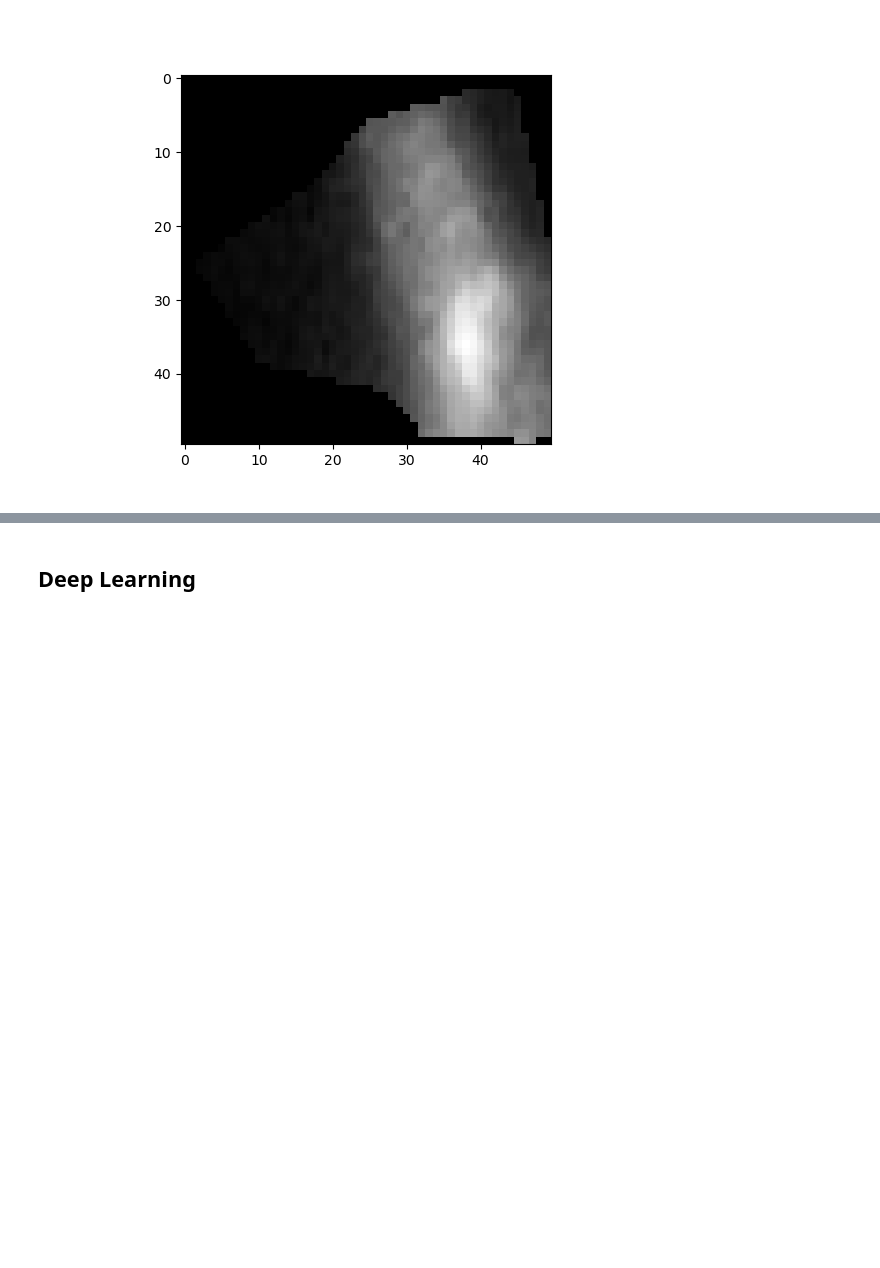
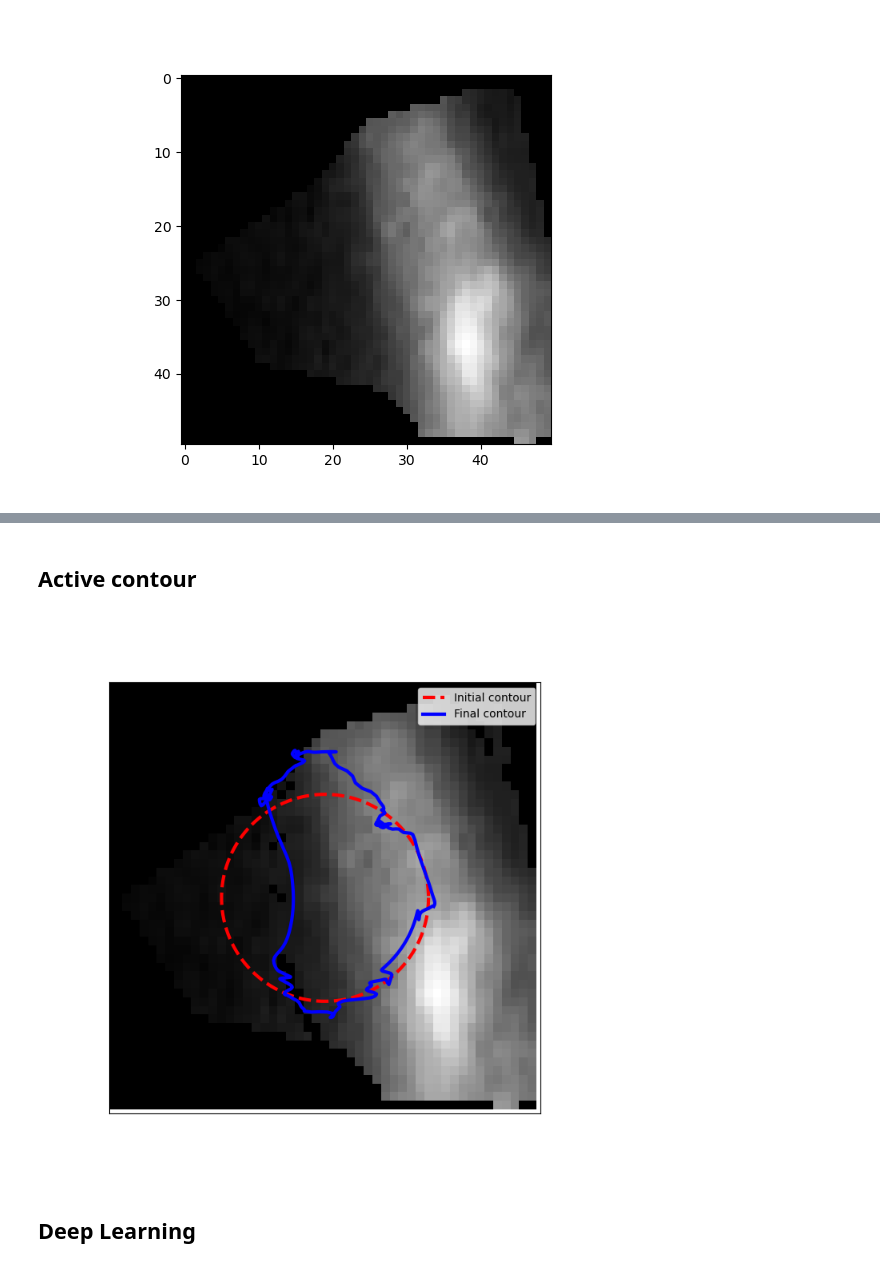
Before and after one commit to jiyu4399/DATA3888_Image_Group_2, a Jupyter notebook: processing-Copy2.ipynb, the cells around one changed output, grey strips where cells are left out. Cells and saved outputs as stored; diff of their text form; code cells hidden in the pictures; blank space fills up the shorter version.

```diff
--- a/processing-Copy2.ipynb
+++ b/processing-Copy2.ipynb
@@ -547,3 +547,51 @@ array([[0, 0, 0, ..., 0, 0, 0],
+# %% [markdown]
+## Active contour
+# %%
+import numpy as np
+import matplotlib.pyplot as plt
+from skimage.color import rgb2gray
+from skimage import data
+from skimage.filters import gaussian, sobel
+from skimage.segmentation import active_contour
+
+# Assuming masked_cells is a predefined array-like structure with image data.
+# Ensure 'img' is correctly referencing an image within this structure.
+img = masked_cells[1][12200]
+
+# Image preprocessing with edge enhancement
+edges = sobel(img)
+
+# Generate initial snake coordinates more tightly around the expected object
+s = np.linspace(0, 2 * np.pi, 400)
+x_center, y_center = img.shape[0] // 2, img.shape[1] // 2  # Center of the image
+radius = min(img.shape[0], img.shape[1]) // 4  # A quarter of the minimum dimension
+r = x_center + radius * np.sin(s)
+c = y_center + radius * np.cos(s)
+init = np.array([r, c]).T
+
+# Run active contour model with edge image
+snake = active_contour(
+    gaussian(edges, sigma=1),  # Reduced sigma to maintain edge features
+    init,
+    alpha=0.05,  # Try adjusting these parameters
+    beta=0.3,     # Beta lowered for more flexibility
+    gamma=0.0005,
+    convergence=0.1,  # Convergence criterion
+    max_iterations=3000  # Increase the number of iterations
+)
+
+# Plotting the results
+fig, ax = plt.subplots(figsize=(7, 7))
+ax.imshow(img, cmap=plt.cm.gray)
+ax.plot(init[:, 1], init[:, 0], '--r', lw=3, label='Initial contour')
+ax.plot(snake[:, 1], snake[:, 0], '-b', lw=3, label='Final contour')
+ax.set_xticks([]), ax.set_yticks([])
+ax.axis([0, img.shape[1], img.shape[0], 0])
+ax.legend()
+
+plt.show()
+# %% [output]
+[figure, added]
 # %% [markdown]
 ## Deep Learning
 # %%
```
Also changed, not shown: parts of 12 cells of this notebook.
